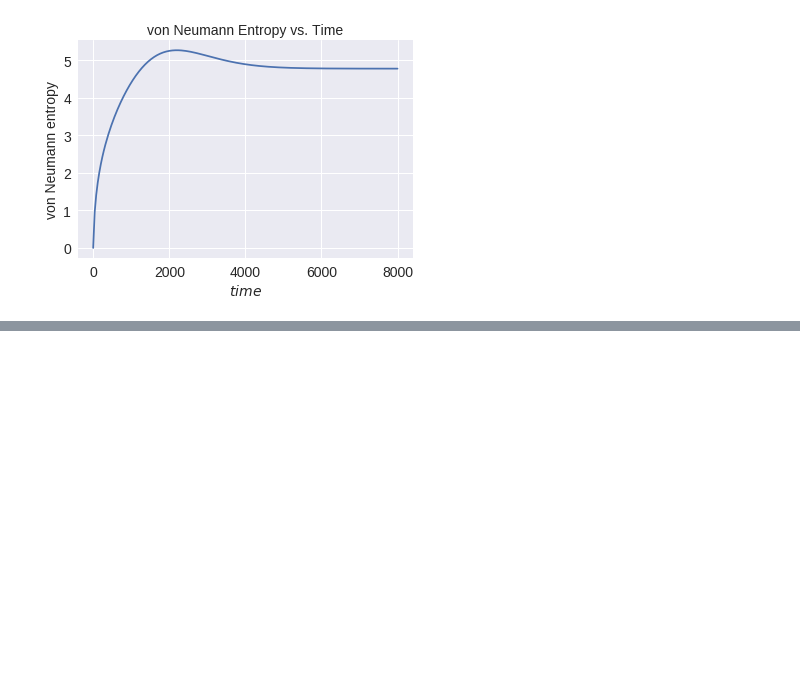
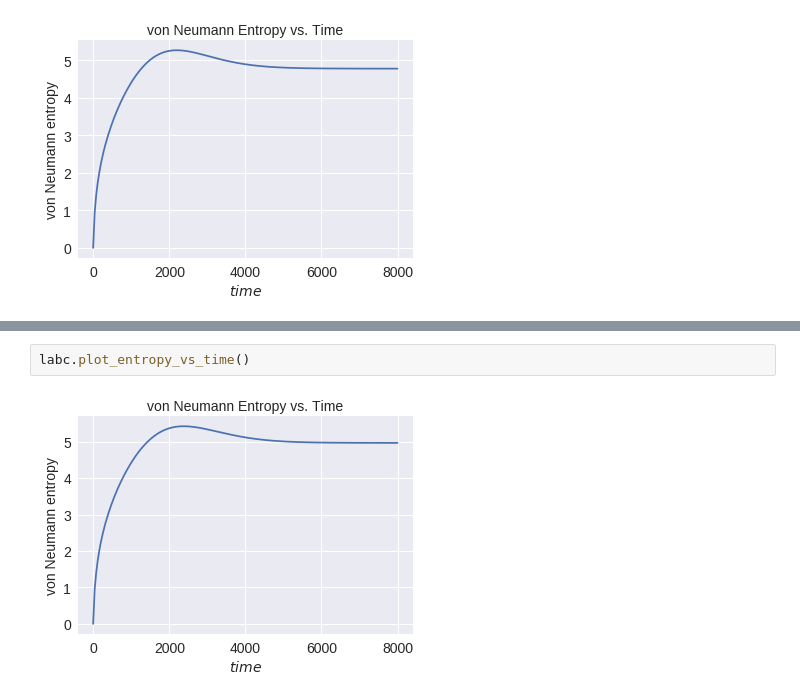
Before and after one commit to lffan/laser_entropy, a Jupyter notebook: examples/master_eq_basic_example.ipynb, the cells around one changed output, grey strips where cells are left out. Drawn from its saved outputs; the diff is of its cells as text; blank space fills up the shorter version.

```diff
--- a/examples/master_eq_basic_example.ipynb
+++ b/examples/master_eq_basic_example.ipynb
@@ -138,0 +98,4 @@ get_para(1.2, 200, 0.0001, 0.001)
+# %%
+labc.plot_entropy_vs_time()
+# %% [output]
+[figure, added]
```
Also changed, not shown: parts of 45 cells of this notebook, 1 other file.
